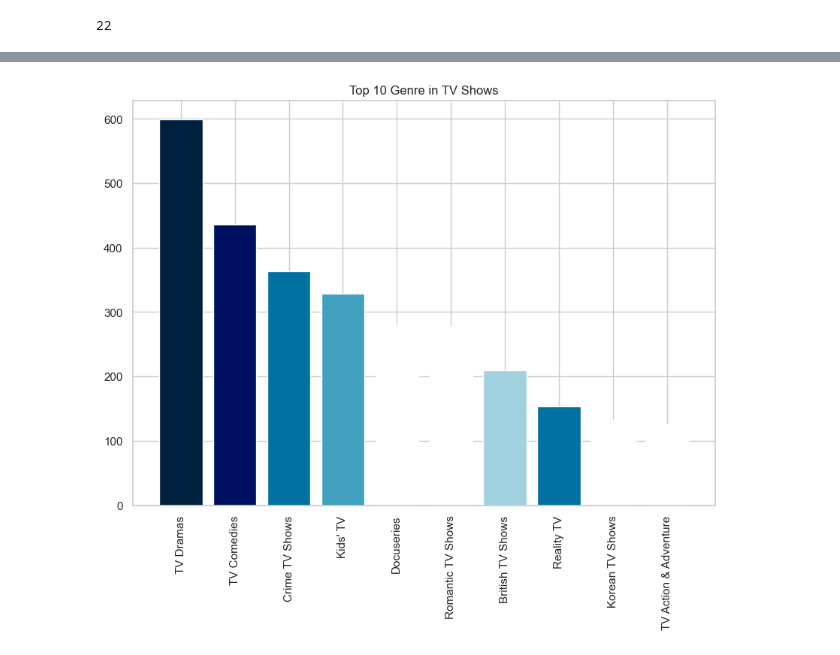
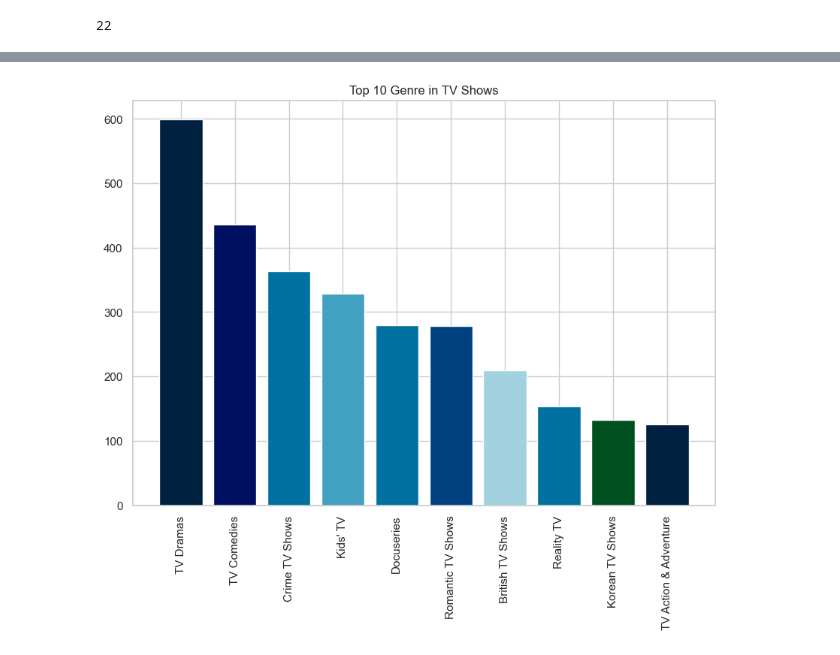
Before and after one commit to jayanthsai1410/netflix_data_visualization, a Jupyter notebook: Netflix_analysis(Merck_pro).ipynb, the cells around one changed output, grey strips where cells are left out. Saved outputs shown, nothing was run; the diff lists cells and outputs as text; code cells hidden in the pictures.

```diff
--- a/Netflix_analysis(Merck_pro).ipynb
+++ b/Netflix_analysis(Merck_pro).ipynb
@@ -381,14 +373,14 @@ keysShowGenre = keysShowGenre[1:]
 valuesShowGenre = list(finalSortedListOfShowGenre.values())
 valuesShowGenre = valuesShowGenre[1:]
 # %%
-dataColorGenre = [2, 3, 5, 6, 8, 12, 7, 5,9,11,10,4]
+dataColorGenre = [2, 3, 5, 6, 5, 4, 7, 5,1,2,3,4]
 my_cmap = cm.get_cmap('ocean')
 my_norm = Normalize(vmin=0, vmax=8)
 
 pl.figure(figsize=(10,7))
 pl.bar(keysShowGenre, valuesShowGenre, color=my_cmap(my_norm(dataColorGenre)))
 pl.title("Top 10 Genre in TV Shows")
 pl.xticks(rotation=90)
 pl.show()
 # %% [output]
-[figure, old version]
+[figure, new version]
```
Also changed, not shown: parts of 18 cells of this notebook.
